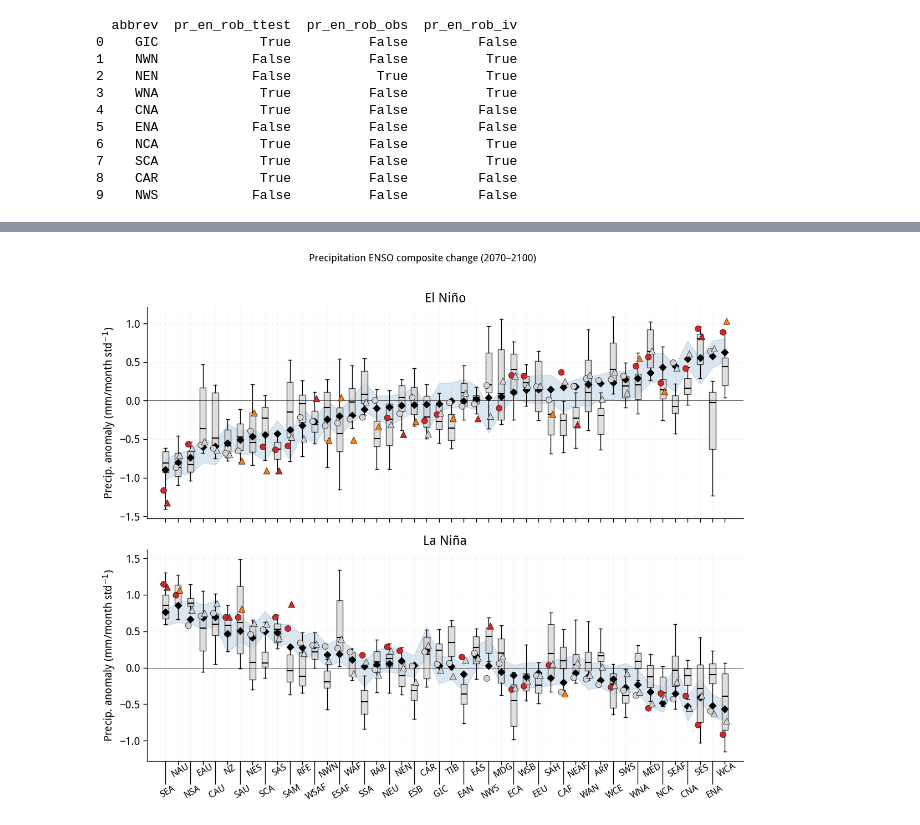
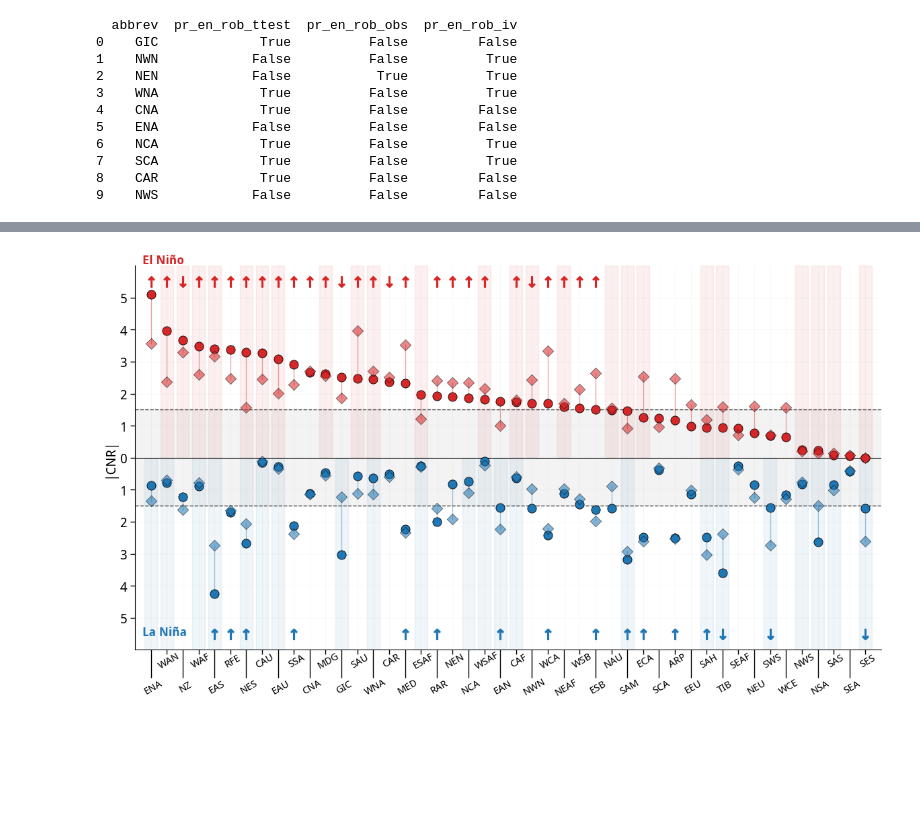
Before and after one commit to adisen99/enso_teleconnection_robustness, a Jupyter notebook: 04_plotting_regional_summary.ipynb, the cells around one changed output, grey strips where cells are left out. Cells and saved outputs as stored; diff of their text form; code cells hidden in the pictures; blank space fills up the shorter version.

```diff
--- a/04_plotting_regional_summary.ipynb
+++ b/04_plotting_regional_summary.ipynb
@@ -371,2 +390,28 @@ print(df[['abbrev', 'pr_en_rob_ttest', 'pr_en_rob_obs', 'pr_en_rob_iv']].head(10
 # %%
 df.to_csv('/g/data/if69/as8561/data/enso_tele_robustness/res/regional_summary_df.csv')
+# %%
+df = pd.read_csv('/g/data/if69/as8561/data/enso_tele_robustness/res/regional_summary_df.csv')
+df = df.drop(columns=['Unnamed: 0'])
+# %%
+# def parse_array(val):
+#     if isinstance(val, str):
+#         # Strip brackets and whitespace, split, convert to float
+#         return np.fromstring(val.strip('[]'), sep=' ')
+#     return np.asarray(val, dtype=float)
+
+# # Apply to all roll columns
+# for phase in ['en', 'ln']:
+#     for var in ['tas', 'pr']:
+#         df[f'{var}_{phase}_roll'] = df[f'{var}_{phase}_roll'].apply(parse_array)
+
+
+
+def parse_array(val):
+    if isinstance(val, str):
+        cleaned = val.strip('[]').replace('\n', ' ')
+        return np.array([float(x) for x in cleaned.split()])
+    return np.asarray(val, dtype=float)
+
+# Parse all roll columns
+for col in ['pr_en_roll', 'pr_ln_roll', 'tas_en_roll', 'tas_ln_roll', 'pr_en_roll_gpcc', 'pr_ln_roll_gpcc']:
+    df[col] = df[col].apply(parse_array)
@@ -499,4 +564,2 @@ plot_regional_summary_combined(df, var='tas', title='Temperature ENSO composite
 # %%
-plot_regional_summary_combined(df, var='pr',  title='Precipitation ENSO composite change (2070–2100)')
+# plot_regional_summary_combined(df, var='pr',  title='Precipitation ENSO composite change (2070–2100)')
-# %% [output]
-[figure, removed]
@@ -502,0 +754,4 @@ plot_regional_summary_combined(df, var='pr',  title='Precipitation ENSO composit
+# %%
+plot_snr_mirror(df, 'tas', '')
+# %% [output]
+[figure, added]
```
Also changed, not shown: parts of 7 cells of this notebook, 5 other files.
